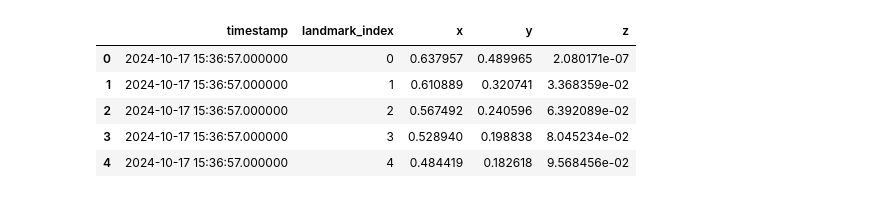
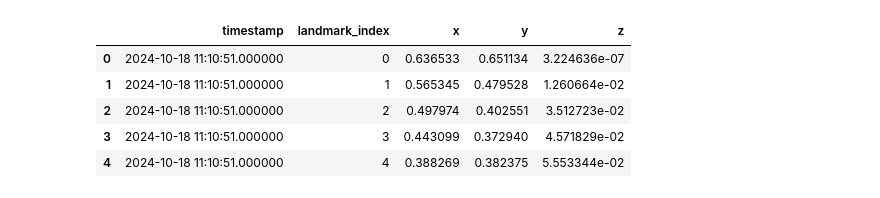
Before and after one commit to firmanserdana/Regrasp_Project, a Jupyter notebook: Code/mediapipe/stick_diagram.ipynb, the cells around one changed output. Saved outputs shown, nothing was run; the diff lists cells and outputs as text; code cells hidden in the pictures.

```diff
--- a/Code/mediapipe/stick_diagram.ipynb
+++ b/Code/mediapipe/stick_diagram.ipynb
@@ -9,22 +9,22 @@ clear_output()
 # %%
 import pandas as pd
 import pandas as pd
 
-df = pd.read_csv(r'/Users/ffmacair/Documents/GitWorks/PhD/Rewire_Project/OneDrive_1_12-27-2024/thumb flexion - 2024-10-17-15-29-27_Pro.csv')
+df = pd.read_csv(r'C:\Users\dell\Documents\gitworks\phd\Rewire_Project\Data\Contructed movements - kinematics-20250102T203452Z-001\key grasp - 2024-10-18-11-10-31_Pro.csv')
 # Show the first few rows of the DataFrame
 df.head()
 
 # read second file
 #df2 = pd.read_csv(r'C:\Users\FireP1-Labster\Documents\gitworks\Rewire_Project\Data\2024-11-20-16-58-52_hand-tracking-landmarks1.csv')
 # Show the first few rows of the DataFrame
 #df2.head()
 # %% [output]
 |  | timestamp | landmark_index | x | y | z |
-| 0 | 2024-10-17 15:36:57.000000 | 0 | 0.637957 | 0.489965 | 2.080171e-07 |
-| 1 | 2024-10-17 15:36:57.000000 | 1 | 0.610889 | 0.320741 | 3.368359e-02 |
-| 2 | 2024-10-17 15:36:57.000000 | 2 | 0.567492 | 0.240596 | 6.392089e-02 |
-| 3 | 2024-10-17 15:36:57.000000 | 3 | 0.528940 | 0.198838 | 8.045234e-02 |
-| 4 | 2024-10-17 15:36:57.000000 | 4 | 0.484419 | 0.182618 | 9.568456e-02 |
+| 0 | 2024-10-18 11:10:51.000000 | 0 | 0.636533 | 0.651134 | 3.224636e-07 |
+| 1 | 2024-10-18 11:10:51.000000 | 1 | 0.565345 | 0.479528 | 1.260664e-02 |
+| 2 | 2024-10-18 11:10:51.000000 | 2 | 0.497974 | 0.402551 | 3.512723e-02 |
+| 3 | 2024-10-18 11:10:51.000000 | 3 | 0.443099 | 0.372940 | 4.571829e-02 |
+| 4 | 2024-10-18 11:10:51.000000 | 4 | 0.388269 | 0.382375 | 5.553344e-02 |
 # %%
 # Group by timestamp to process each frame separately
 grouped_frames = df.groupby('timestamp')
```
Also changed, not shown: parts of 2 cells of this notebook.
